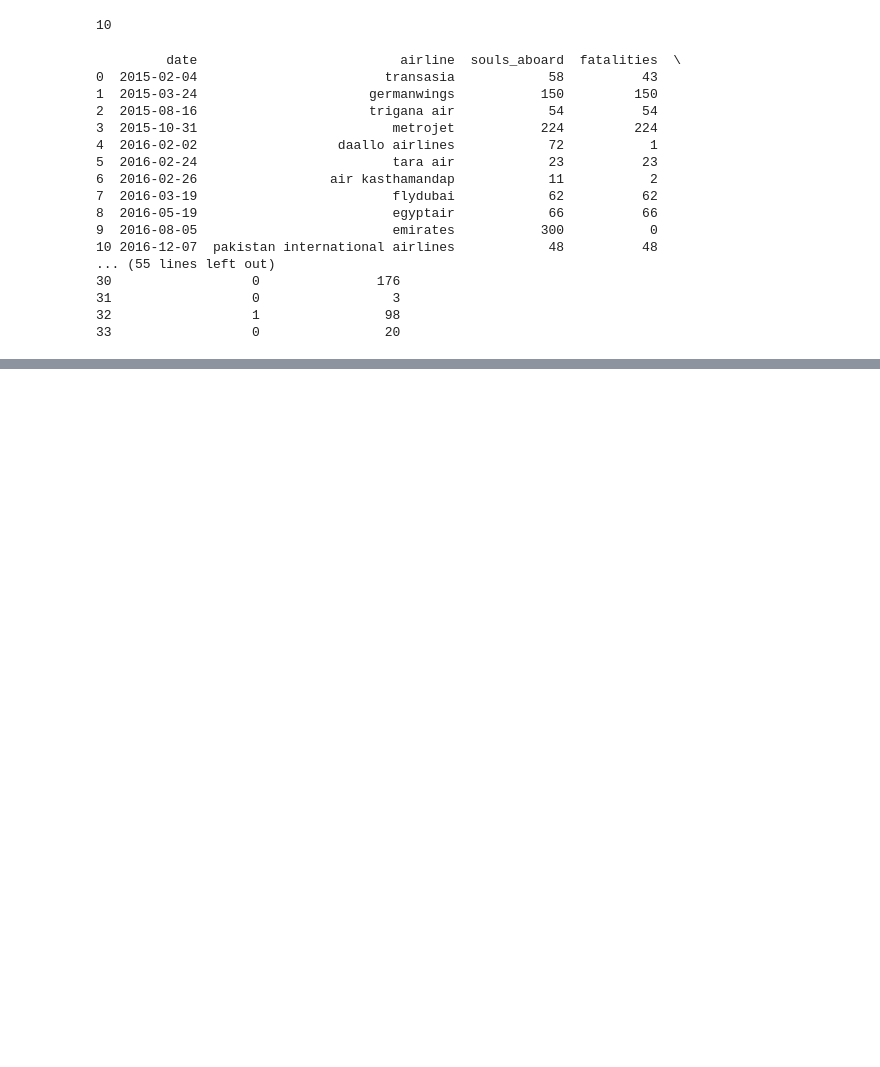
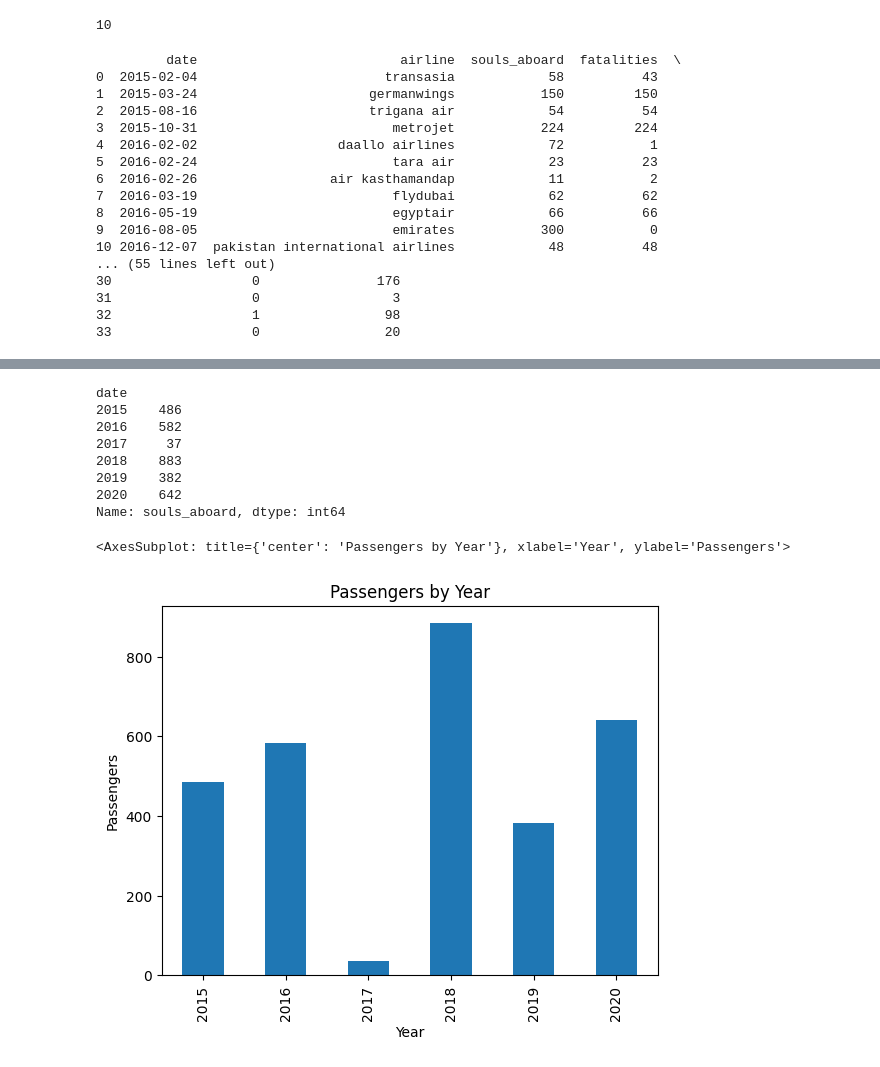
Before and after one commit to jillsergent/airline_accidents, a Jupyter notebook: final_project.ipynb, the cells around one changed output, grey strips where cells are left out. Drawn from its saved outputs; the diff is of its cells as text; code cells hidden in the pictures; blank space fills up the shorter version.

```diff
--- a/final_project.ipynb
+++ b/final_project.ipynb
@@ -84,0 +104,16 @@ print(df)
+# %%
+passengers_by_year = df.groupby(df.date.dt.year)['souls_aboard'].sum()
+print(passengers_by_year)
+
+passengers_by_year.plot(kind='bar', title='Passengers by Year',ylabel='Passengers', xlabel='Year')
+# %% [output]
+date
+2015    486
+2016    582
+2017     37
+2018    883
+2019    382
+2020    642
+Name: souls_aboard, dtype: int64
+<AxesSubplot: title={'center': 'Passengers by Year'}, xlabel='Year', ylabel='Passengers'>
+[figure, added]
```
Also changed, not shown: parts of 2 cells of this notebook.
